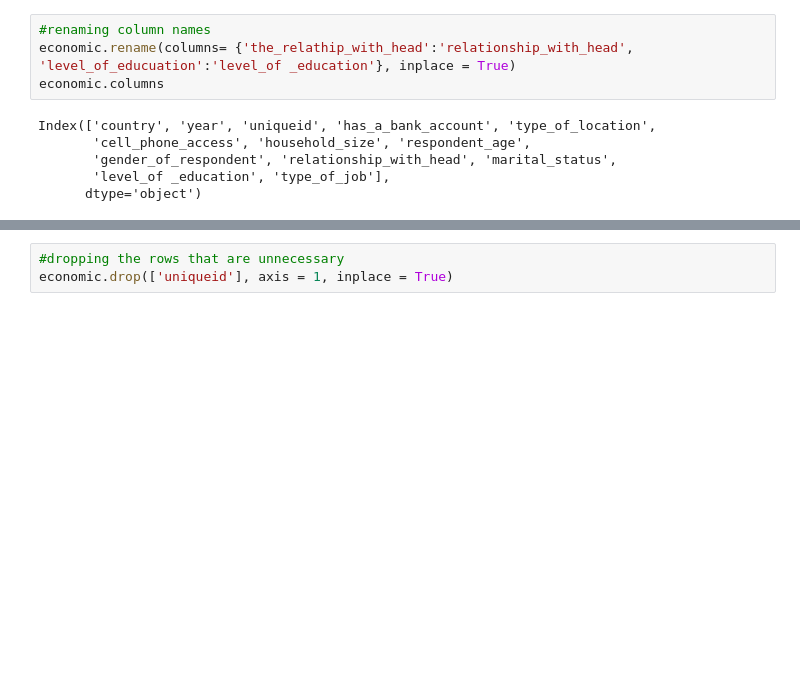
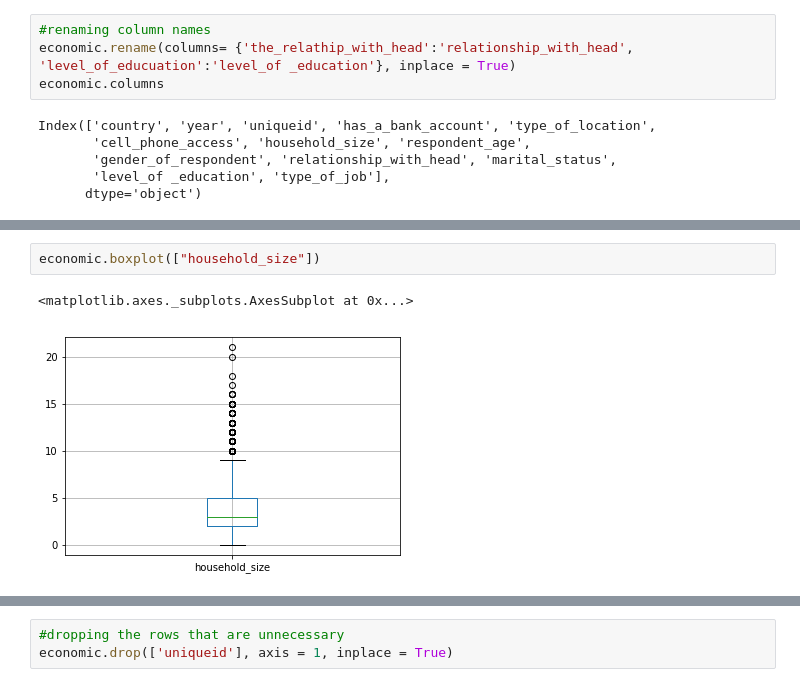
Before and after one commit to mwinzie/Financial-Outcomes, a Jupyter notebook: Moringa_Data_Science_Core_W1_Independent_Project_2019_08_Agnes_Mueni.ipynb, the cells around one changed output, grey strips where cells are left out. Cells and saved outputs as stored; diff of their text form; blank space fills up the shorter version.

```diff
--- a/Moringa_Data_Science_Core_W1_Independent_Project_2019_08_Agnes_Mueni.ipynb
+++ b/Moringa_Data_Science_Core_W1_Independent_Project_2019_08_Agnes_Mueni.ipynb
@@ -128,0 +114,5 @@ Index(['country', 'year', 'uniqueid', 'has_a_bank_account', 'type_of_location',
+# %%
+economic.boxplot(["household_size"])
+# %% [output]
+<matplotlib.axes._subplots.AxesSubplot at 0x...>
+[figure, added]
```
Also changed, not shown: parts of 63 cells of this notebook.
